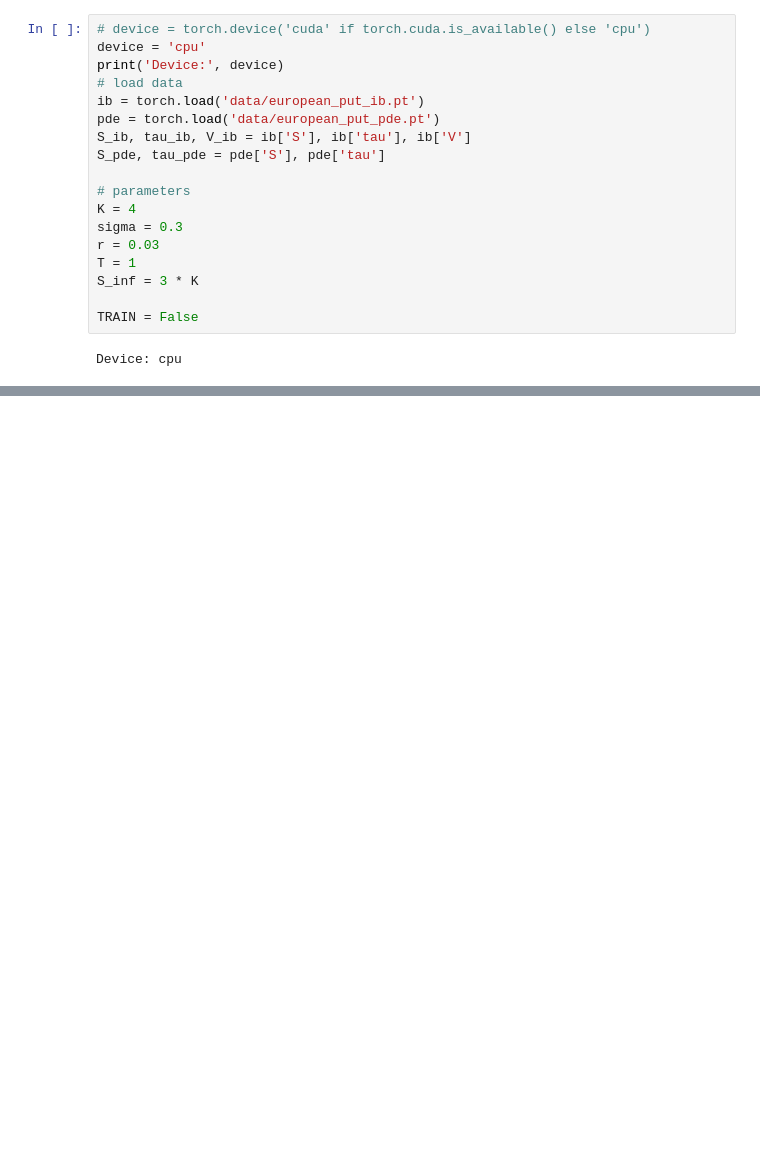
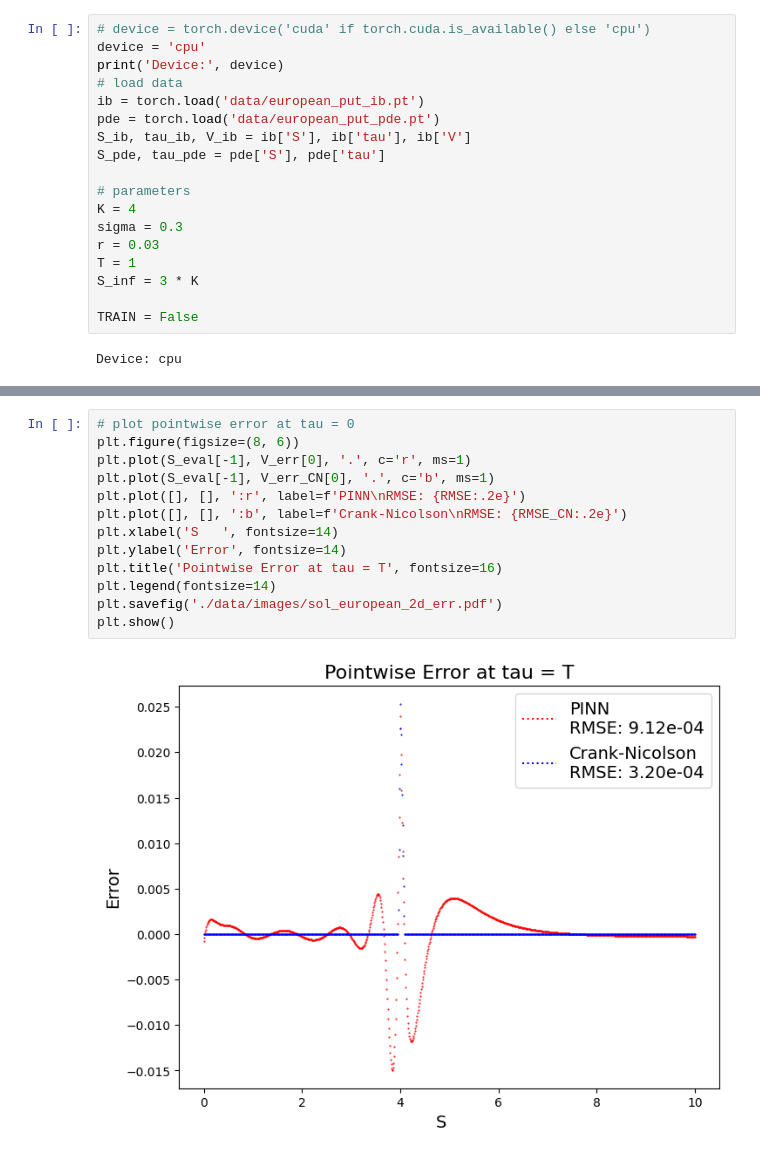
Before and after one commit to liyiyan128/Option-Pricing-Using-Physics-Informed-Neural-Networks, a Jupyter notebook: PINN_example.ipynb, the cells around one changed output, grey strips where cells are left out. Drawn from its saved outputs; the diff is of its cells as text; blank space fills up the shorter version.

```diff
--- a/PINN_example.ipynb
+++ b/PINN_example.ipynb
@@ -206,3 +223,18 @@ plt.savefig('./data/images/sol_european_error.pdf')
 plt.show()
 # %% [output]
 [figure]
+# %%
+# plot pointwise error at tau = 0
+plt.figure(figsize=(8, 6))
+plt.plot(S_eval[-1], V_err[0], '.', c='r', ms=1)
+plt.plot(S_eval[-1], V_err_CN[0], '.', c='b', ms=1)
+plt.plot([], [], ':r', label=f'PINN\nRMSE: {RMSE:.2e}')
+plt.plot([], [], ':b', label=f'Crank-Nicolson\nRMSE: {RMSE_CN:.2e}')
+plt.xlabel('S   ', fontsize=14)
+plt.ylabel('Error', fontsize=14)
+plt.title('Pointwise Error at tau = T', fontsize=16)
+plt.legend(fontsize=14)
+plt.savefig('./data/images/sol_european_2d_err.pdf')
+plt.show()
+# %% [output]
+[figure, added]
```
Also changed, not shown: parts of 5 cells of this notebook.
